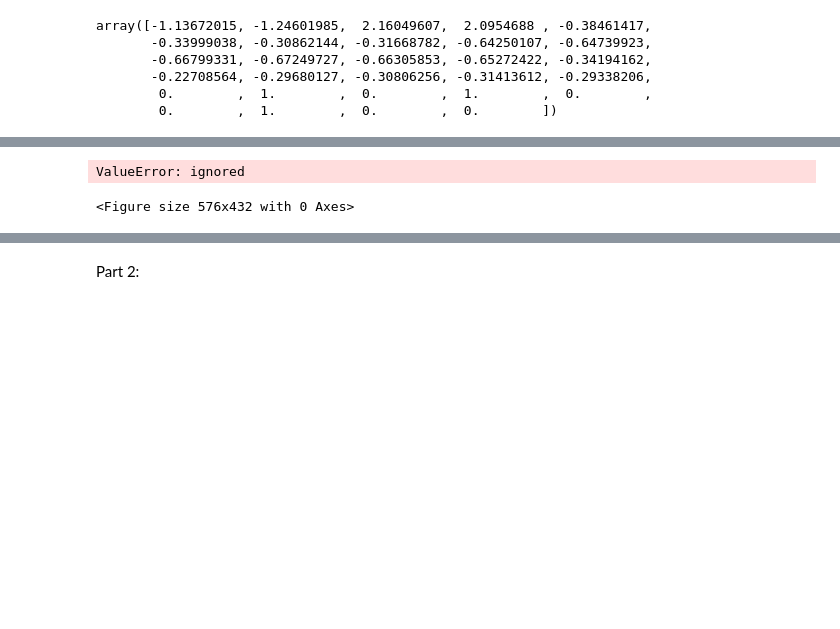
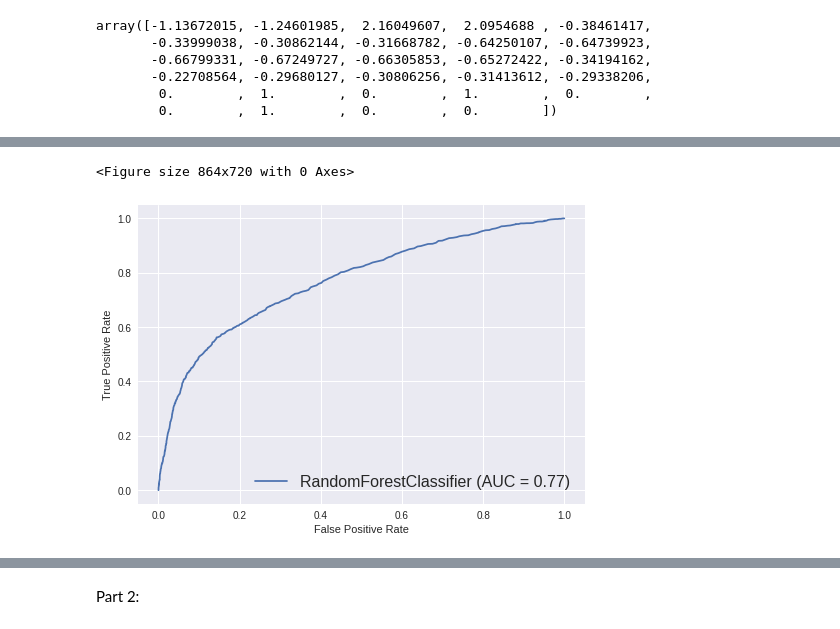
Before and after one commit to drwatson93/Default-of-Credit-Card-Clients-Classification-Model, a Jupyter notebook: Assigment_2.ipynb, the cells around one changed output, grey strips where cells are left out. Saved outputs shown, nothing was run; the diff lists cells and outputs as text; code cells hidden in the pictures; blank space fills up the shorter version.

```diff
--- a/Assigment_2.ipynb
+++ b/Assigment_2.ipynb
@@ -325,7 +329,7 @@ plt.show()
 # 8. Train a Random Forest Classifier with default parameters except “n_estimators”.
 # Choose the best “n_estimators” among [10, 20, 50, 100, 500] using Grid Search cross validation. Use “roc_auc” as the validation score.
 
-rfr = RandomForestRegressor()
+rfr = RandomForestClassifier()
 grid_params = {
     'n_estimators': [10, 20, 50, 100, 500],
     #'weight': ['uniform'],
@@ -349,15 +358,15 @@ Best auc on test set:  0.765883470000657
 # %%
-y_probas_RFR = cross_val_predict(best_rfr_model, cc_default_data_train_set, cc_default_label_train_set, cv=5, method='predict_proba')
-y_scores_RFR = y_probas_RFR[:, 1]
-fpr_RFR, tpr_RFR, thresholds_RFR = roc_curve(cc_default_label_train_set, y_scores_RFR)
+#y_probas_RFR = cross_val_predict(best_rfr_model, cc_default_data_train_set, cc_default_label_train_set, cv=5, method='predict_proba')
+#y_scores_RFR = y_probas_RFR[:, 1]
+#fpr_RFR, tpr_RFR, thresholds_RFR = roc_curve(cc_default_label_train_set, y_scores_RFR)
 
-plt.figure(figsize = (8,6))
-plot_roc_curve(fpr_RFR, tpr_RFR, 'Random Forest Regressor')
+plt.figure(figsize = (12,10))
+plot_roc_curve(best_rfr_model, cc_default_data_test_set, cc_default_label_test_set)
 plt.legend(loc="lower right", fontsize=16)
 plt.show()
 # %% [output]
-ValueError: ignored
+<Figure size 864x720 with 0 Axes>
-<Figure size 576x432 with 0 Axes>
+[figure, added]
 # %%
 # 9. Train a Logistic Regression classifier with default parameters.
 lr = LogisticRegression(solver='liblinear')
```
Also changed, not shown: parts of 17 cells of this notebook.
